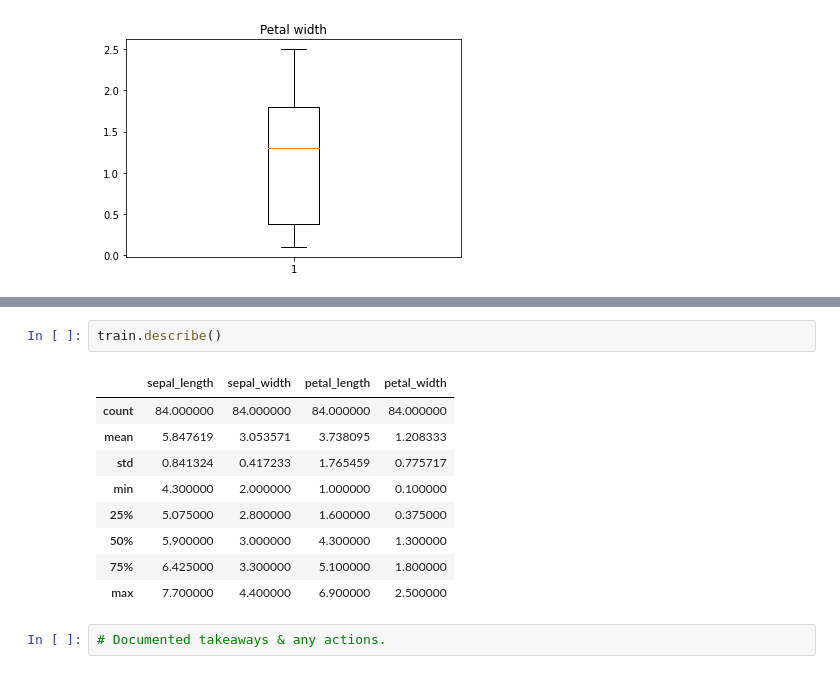
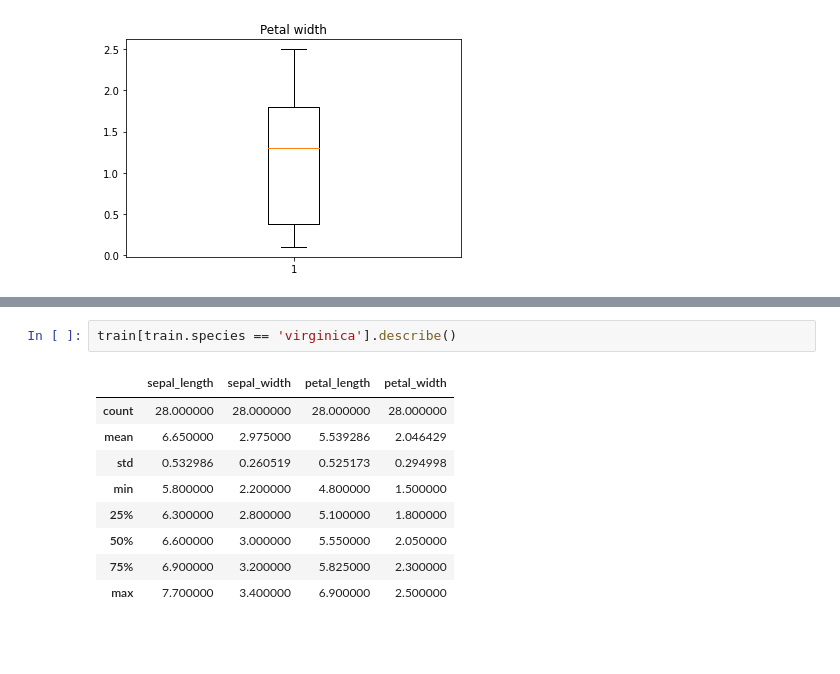
Before and after one commit to dlmitc3/classification_exercises, a Jupyter notebook: Exploratory_Analysis_Exercises.ipynb, the cells around one changed output, grey strips where cells are left out. Saved outputs shown, nothing was run; the diff lists cells and outputs as text; blank space fills up the shorter version.

```diff
--- a/Exploratory_Analysis_Exercises.ipynb
+++ b/Exploratory_Analysis_Exercises.ipynb
@@ -164,14 +242,12 @@ for col in num_cols:
 # %%
-train.describe()
+train[train.species == 'virginica'].describe()
 # %% [output]
 |  | sepal_length | sepal_width | petal_length | petal_width |
-| count | 84.000000 | 84.000000 | 84.000000 | 84.000000 |
-| mean | 5.847619 | 3.053571 | 3.738095 | 1.208333 |
-| std | 0.841324 | 0.417233 | 1.765459 | 0.775717 |
-| min | 4.300000 | 2.000000 | 1.000000 | 0.100000 |
-| 25% | 5.075000 | 2.800000 | 1.600000 | 0.375000 |
-| 50% | 5.900000 | 3.000000 | 4.300000 | 1.300000 |
-| 75% | 6.425000 | 3.300000 | 5.100000 | 1.800000 |
-| max | 7.700000 | 4.400000 | 6.900000 | 2.500000 |
+| count | 28.000000 | 28.000000 | 28.000000 | 28.000000 |
+| mean | 6.650000 | 2.975000 | 5.539286 | 2.046429 |
+| std | 0.532986 | 0.260519 | 0.525173 | 0.294998 |
+| min | 5.800000 | 2.200000 | 4.800000 | 1.500000 |
+| 25% | 6.300000 | 2.800000 | 5.100000 | 1.800000 |
+| 50% | 6.600000 | 3.000000 | 5.550000 | 2.050000 |
+| 75% | 6.900000 | 3.200000 | 5.825000 | 2.300000 |
+| max | 7.700000 | 3.400000 | 6.900000 | 2.500000 |
-# %%
-# Documented takeaways & any actions.
```
Also changed, not shown: parts of 40 cells of this notebook.
